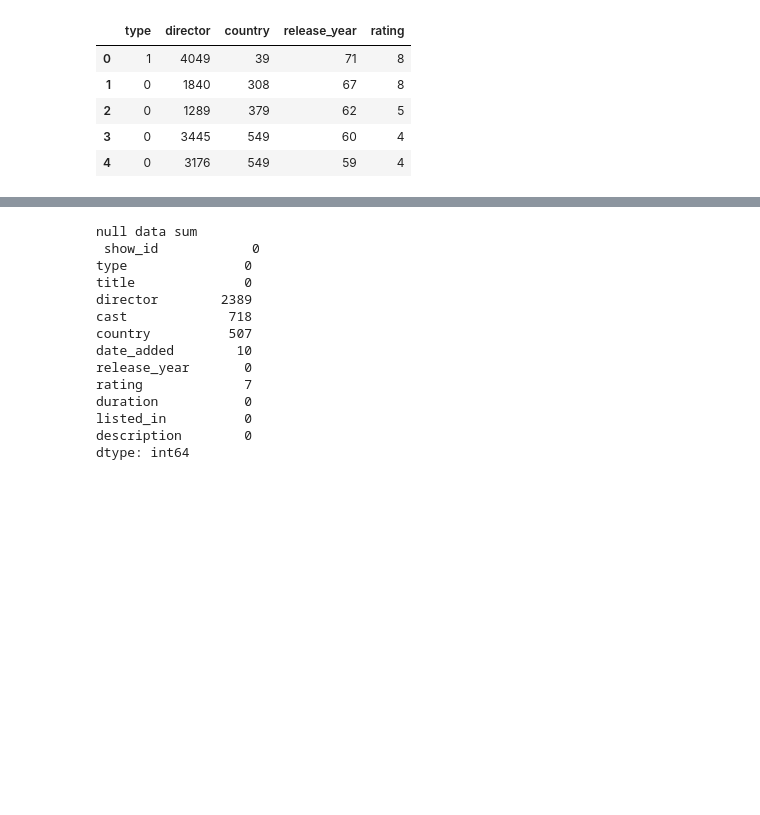
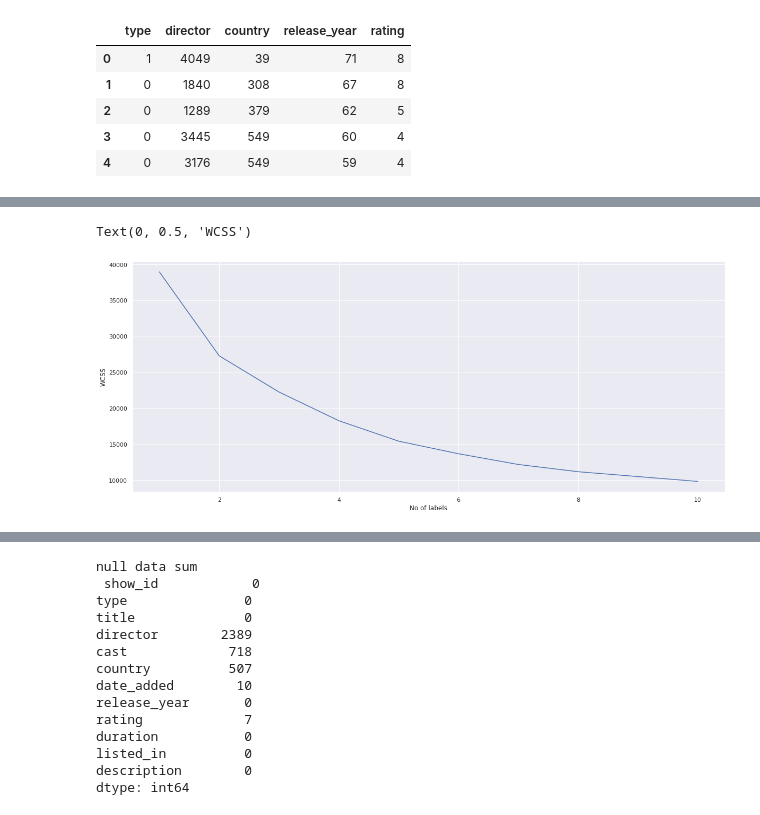
Before and after one commit to sravyagadam/ML_Clustering, a Jupyter notebook: NETFLIX_MOVIES_AND_TV_SHOWS_CLUSTERING.ipynb, the cells around one changed output, grey strips where cells are left out. Cells and saved outputs as stored; diff of their text form; code cells hidden in the pictures; blank space fills up the shorter version.

```diff
--- a/NETFLIX_MOVIES_AND_TV_SHOWS_CLUSTERING.ipynb
+++ b/NETFLIX_MOVIES_AND_TV_SHOWS_CLUSTERING.ipynb
@@ -171,0 +189,10 @@ x_scaled = preprocessing.scale(x)
+# %%
+from sklearn.cluster import KMeans
+wcss = []
+
+for i in range(1,11):
+    kmeans = KMeans(i)
+    kmeans.fit(x_scaled)
+    wcss.append(kmeans.inertia_)
+
+wcss
@@ -171,0 +210,7 @@ x_scaled = preprocessing.scale(x)
+# %%
+sns.lineplot(range(1,11), wcss)
+plt.xlabel('No of labels')
+plt.ylabel('WCSS')
+# %% [output]
+Text(0, 0.5, 'WCSS')
+[figure, added]
```
Also changed, not shown: parts of 13 cells of this notebook.
